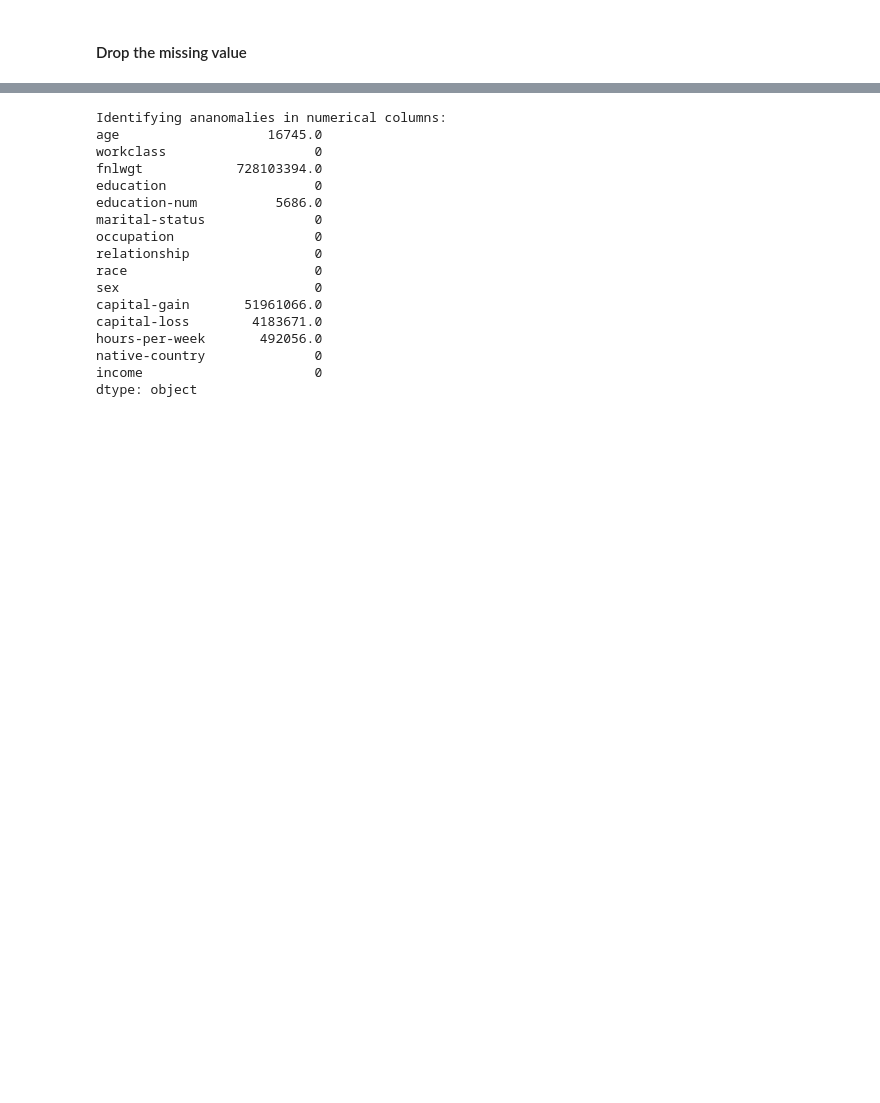
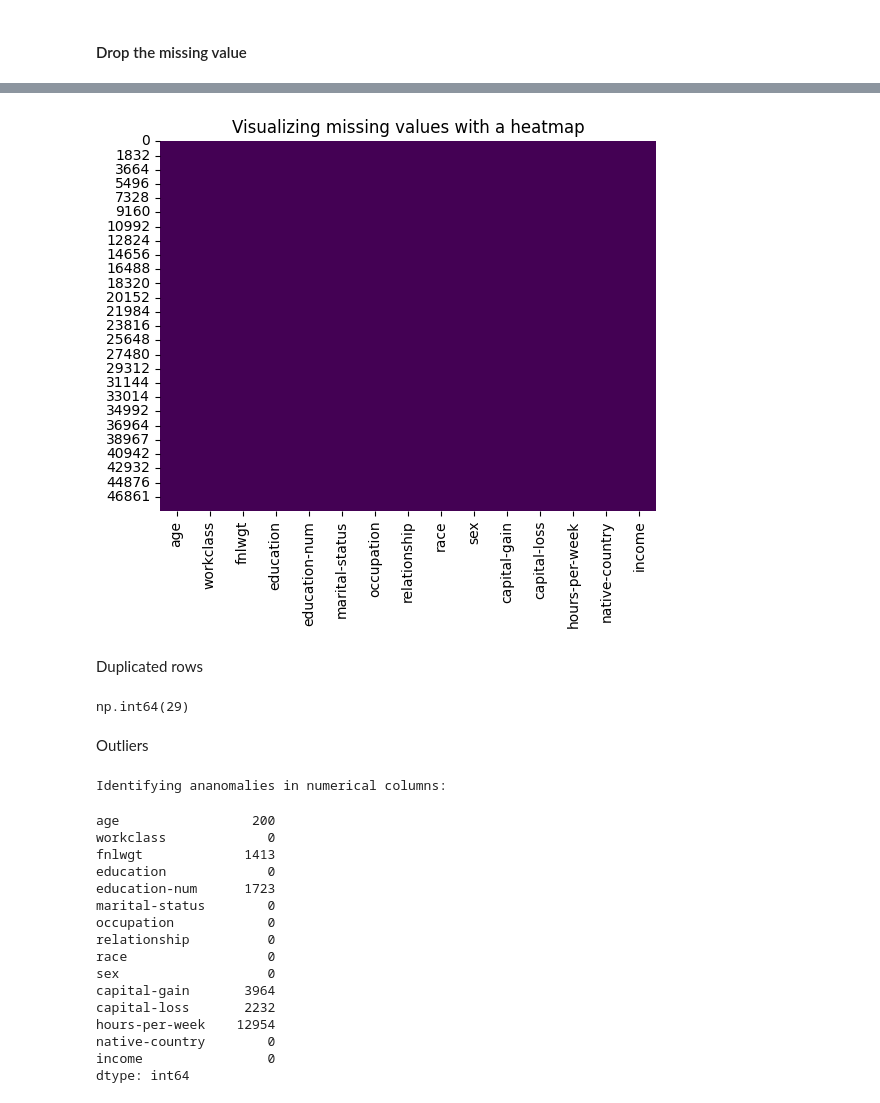
Before and after one commit to VisaHuy/Salary-Prediction-Project, a Jupyter notebook: notebooks/Salary_Prediction.ipynb, the cells around one changed output, grey strips where cells are left out. Cells and saved outputs as stored; diff of their text form; code cells hidden in the pictures; blank space fills up the shorter version.

```diff
--- a/notebooks/Salary_Prediction.ipynb
+++ b/notebooks/Salary_Prediction.ipynb
@@ -128,25 +131,42 @@ Visualizing missing values with a heatmap:
+# %%
+sns.heatmap(df.isna(), cbar=False, cmap='viridis')
+plt.title("Visualizing missing values with a heatmap")
+plt.show()
+# %% [output]
+[figure, added]
+# %% [markdown]
+Duplicated rows
+# %%
+df.duplicated().sum()
+# %% [output]
+np.int64(29)
+# %% [markdown]
+Outliers
 # %%
 print("Identifying ananomalies in numerical columns:")
 Q1 = df[numerical_data].quantile(0.25)
 Q3 = df[numerical_data].quantile(0.75)
 IQR = Q3 - Q1
-outliers = df[(df[numerical_data] < (Q1 - 1.5 * IQR)) | (df[numerical_data] > (Q3 + 1.5 * IQR))]
-print(outliers.sum())
+
+lower_bound = Q1 - 1.5 * IQR
+upper_bound = Q3 + 1.5 * IQR
+outliers = df[(df[numerical_data] < lower_bound) | (df[numerical_data] > upper_bound)]
+outliers.count()
 # %% [output]
 Identifying ananomalies in numerical columns:
-age                   16745.0
-workclass                   0
-fnlwgt            728103394.0
-education                   0
-education-num          5686.0
-marital-status              0
-occupation                  0
-relationship                0
-race                        0
-sex                         0
-capital-gain       51961066.0
-capital-loss        4183671.0
-hours-per-week       492056.0
-native-country              0
-income                      0
-dtype: object
+age                 200
+workclass             0
+fnlwgt             1413
+education             0
+education-num      1723
+marital-status        0
+occupation            0
+relationship          0
+race                  0
+sex                   0
+capital-gain       3964
+capital-loss       2232
+hours-per-week    12954
+native-country        0
+income                0
+dtype: int64
```
Also changed, not shown: parts of 35 cells of this notebook, 1 other file.
